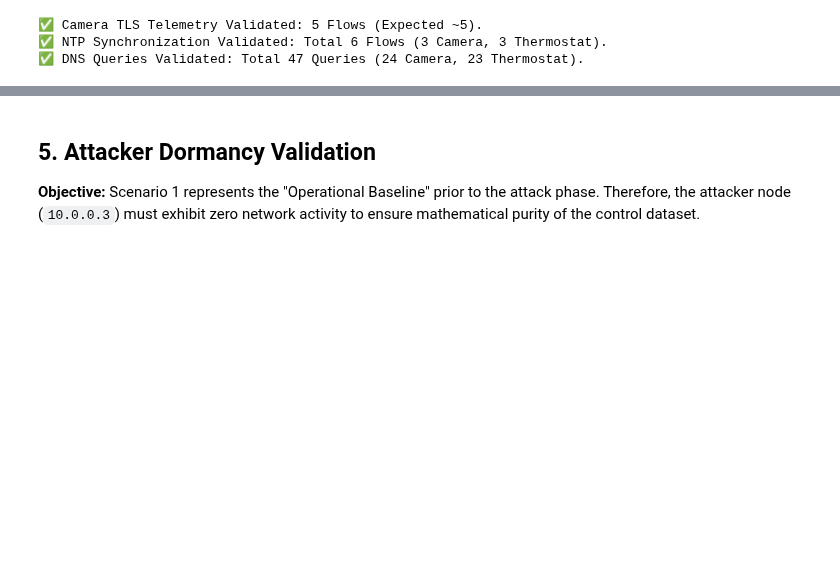
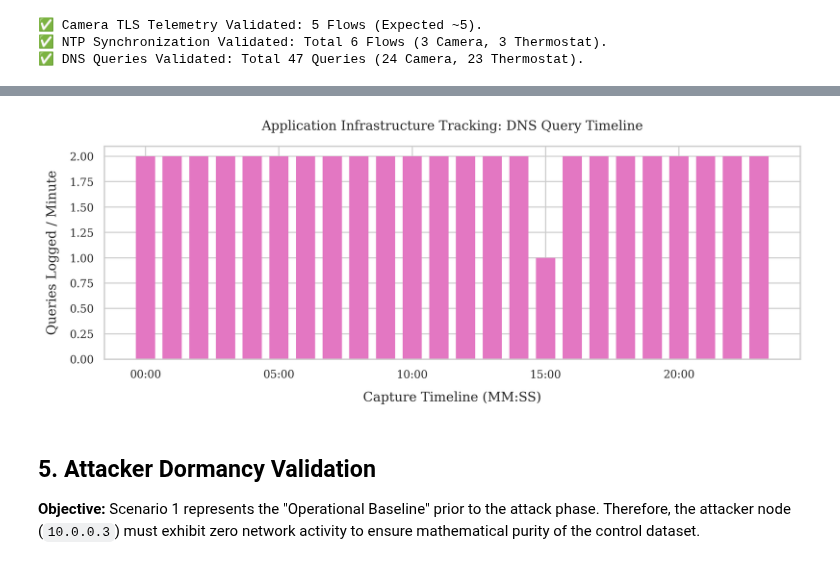
Before and after one commit to thismanera/iot_forensics_project, a Jupyter notebook: code/analysis/scenario1_analysis.ipynb, the cells around one changed output, grey strips where cells are left out. Drawn from its saved outputs; the diff is of its cells as text; code cells hidden in the pictures; blank space fills up the shorter version.

```diff
--- a/code/analysis/scenario1_analysis.ipynb
+++ b/code/analysis/scenario1_analysis.ipynb
@@ -265,3 +311,21 @@ print(f"✅ DNS Queries Validated: Total {total_dns} Queries ({len(camera_dns)}
+# %%
+# Resample DNS query frequency to 1-minute tracking bins
+dns_frequency = dns_df['uid'].resample('1min').count()
+
+fig, ax = plt.subplots(figsize=(10, 4))
+ax.bar(dns_frequency.index, dns_frequency.values, width=0.0005, color='#e377c2', edgecolor='none')
+
+ax.set_title("Application Infrastructure Tracking: DNS Query Timeline", pad=15)
+ax.set_xlabel("Capture Timeline (MM:SS)", labelpad=10)
+ax.set_ylabel("Queries Logged / Minute", labelpad=10)
+ax.xaxis.set_major_formatter(plt.matplotlib.dates.DateFormatter('%M:%S'))
+ax.set_ylim(bottom=0)
+
+plt.tight_layout()
+plt.savefig(os.path.join(OUTPUT_DIR, "dns_query_timeline.pdf"), format='pdf', bbox_inches='tight')
+plt.show()
+# %% [output]
+[figure, added]
 # %% [markdown]
 ## 5. Attacker Dormancy Validation
 **Objective:** Scenario 1 represents the "Operational Baseline" prior to the attack phase. Therefore, the attacker node (`10.0.0.3`) must exhibit zero network activity to ensure mathematical purity of the control dataset.
```
Also changed, not shown: parts of 9 cells of this notebook.
